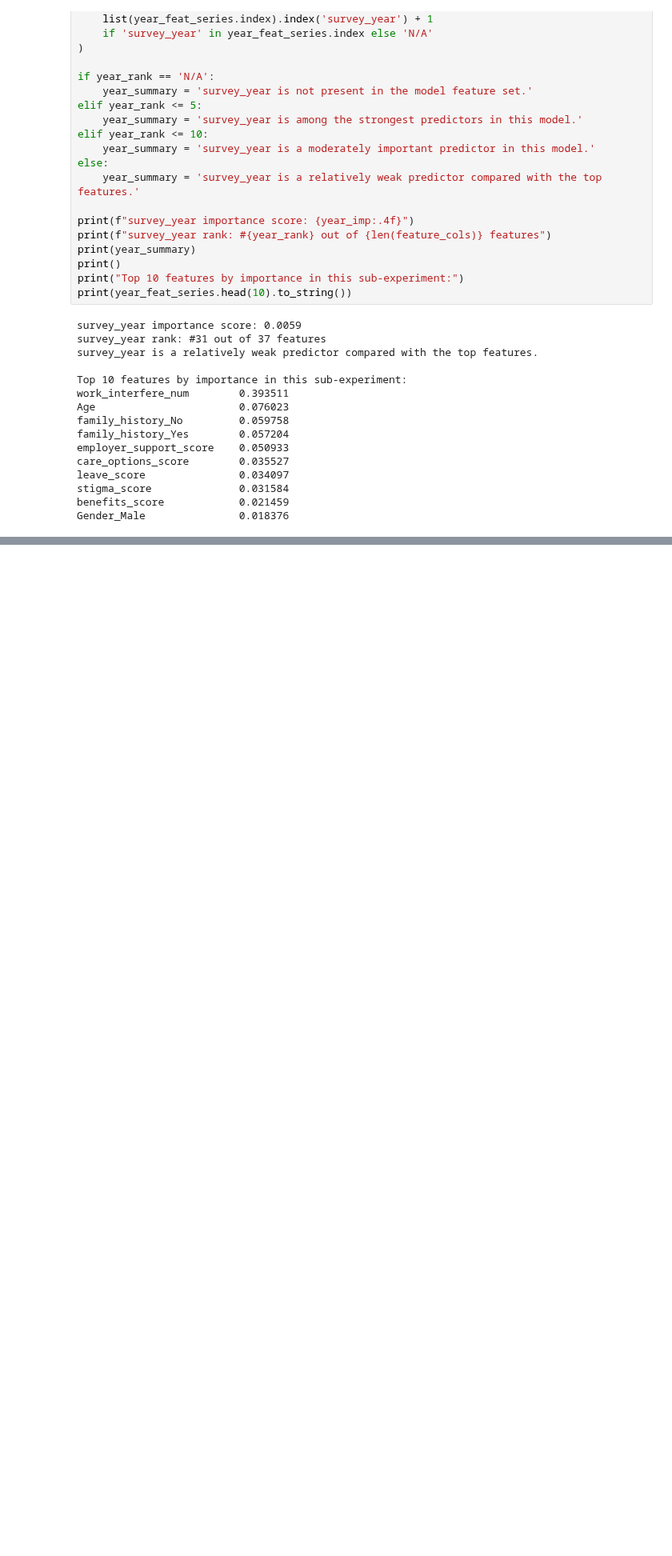
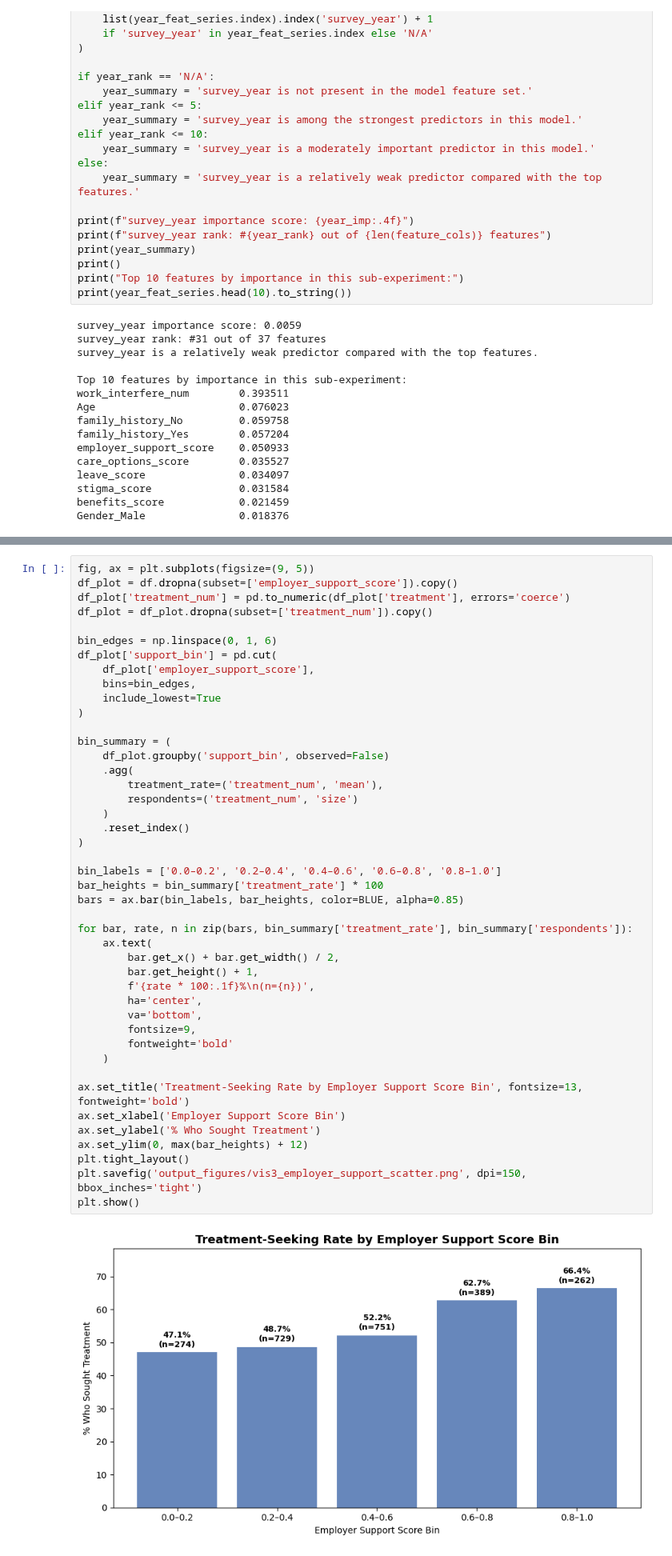
Before and after one commit to seanlumasag/cs210-project, a Jupyter notebook: notebook.ipynb, the cells around one changed output, grey strips where cells are left out. Shown at 80% size. Saved outputs shown, nothing was run; the diff lists cells and outputs as text; blank space fills up the shorter version.

```diff
--- a/notebook.ipynb
+++ b/notebook.ipynb
@@ -789,0 +861,46 @@ Gender_Male               0.018376
+# %%
+fig, ax = plt.subplots(figsize=(9, 5))
+df_plot = df.dropna(subset=['employer_support_score']).copy()
+df_plot['treatment_num'] = pd.to_numeric(df_plot['treatment'], errors='coerce')
+df_plot = df_plot.dropna(subset=['treatment_num']).copy()
+
+bin_edges = np.linspace(0, 1, 6)
+df_plot['support_bin'] = pd.cut(
+    df_plot['employer_support_score'],
+    bins=bin_edges,
+    include_lowest=True
+)
+
+bin_summary = (
+    df_plot.groupby('support_bin', observed=False)
+    .agg(
+        treatment_rate=('treatment_num', 'mean'),
+        respondents=('treatment_num', 'size')
+    )
+    .reset_index()
+)
+
+bin_labels = ['0.0–0.2', '0.2–0.4', '0.4–0.6', '0.6–0.8', '0.8–1.0']
+bar_heights = bin_summary['treatment_rate'] * 100
+bars = ax.bar(bin_labels, bar_heights, color=BLUE, alpha=0.85)
+
+for bar, rate, n in zip(bars, bin_summary['treatment_rate'], bin_summary['respondents']):
+    ax.text(
+        bar.get_x() + bar.get_width() / 2,
+        bar.get_height() + 1,
+        f'{rate * 100:.1f}%\n(n={n})',
+        ha='center',
+        va='bottom',
+        fontsize=9,
+        fontweight='bold'
+    )
+
+ax.set_title('Treatment-Seeking Rate by Employer Support Score Bin', fontsize=13, fontweight='bold')
+ax.set_xlabel('Employer Support Score Bin')
+ax.set_ylabel('% Who Sought Treatment')
+ax.set_ylim(0, max(bar_heights) + 12)
+plt.tight_layout()
+plt.savefig('output_figures/vis3_employer_support_scatter.png', dpi=150, bbox_inches='tight')
+plt.show()
+# %% [output]
+[figure, added]
```
Also changed, not shown: parts of 7 cells of this notebook.
